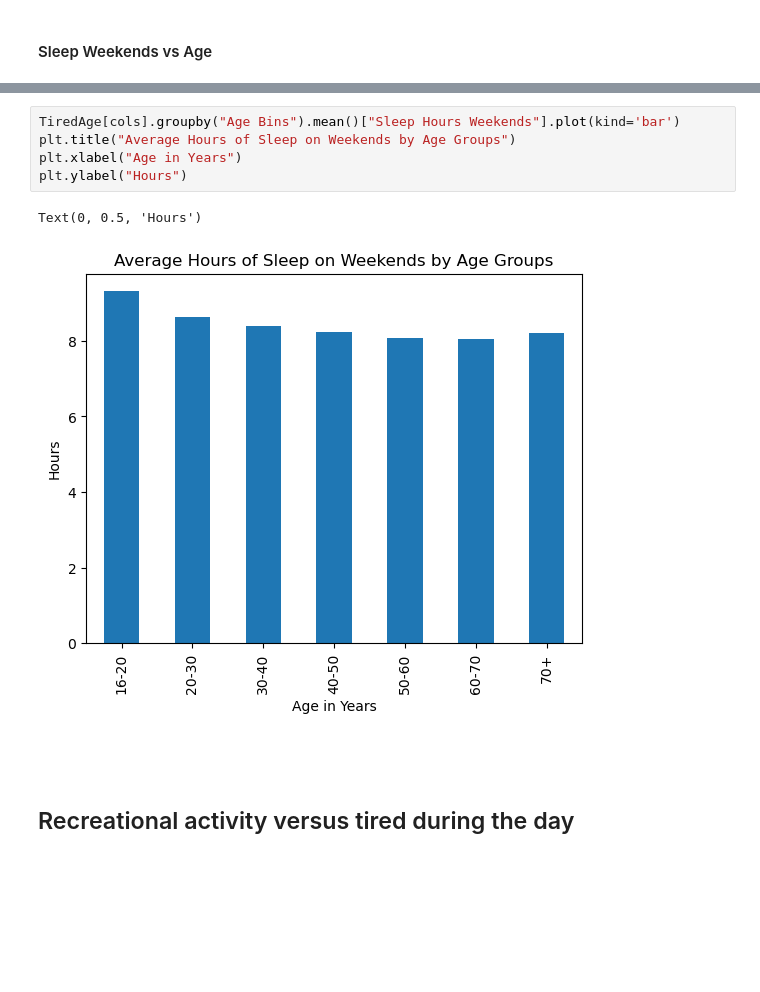
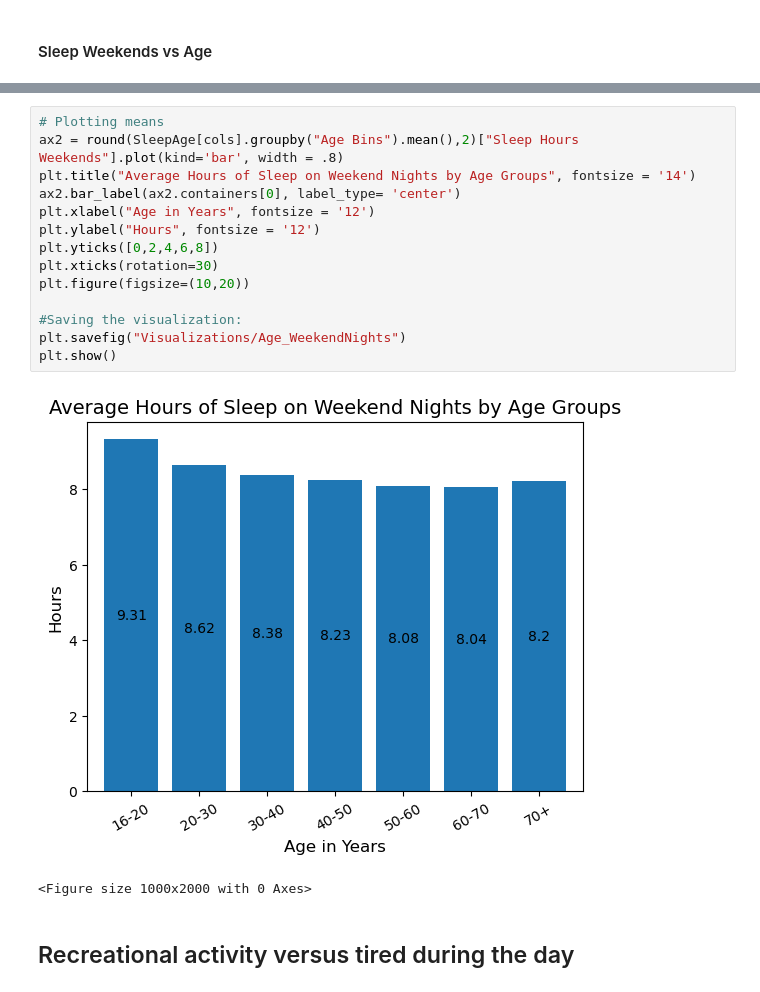
Before and after one commit to CalebCutrer/Project-1, a Jupyter notebook: Caleb_Age_Activity_Sleep.ipynb, the cells around one changed output, grey strips where cells are left out. Saved outputs shown, nothing was run; the diff lists cells and outputs as text; blank space fills up the shorter version.

```diff
--- a/Caleb_Age_Activity_Sleep.ipynb
+++ b/Caleb_Age_Activity_Sleep.ipynb
@@ -126,13 +162,20 @@ plt.yticks([0,2,4,6,8])
 # %%
-TiredAge[cols].groupby("Age Bins").mean()["Sleep Hours Weekends"].plot(kind='bar')
-plt.title("Average Hours of Sleep on Weekends by Age Groups")
-plt.xlabel("Age in Years")
-plt.ylabel("Hours")
+# Plotting means
+ax2 = round(SleepAge[cols].groupby("Age Bins").mean(),2)["Sleep Hours Weekends"].plot(kind='bar', width = .8)
+plt.title("Average Hours of Sleep on Weekend Nights by Age Groups", fontsize = '14')
+ax2.bar_label(ax2.containers[0], label_type= 'center')
+plt.xlabel("Age in Years", fontsize = '12')
+plt.ylabel("Hours", fontsize = '12')
+plt.yticks([0,2,4,6,8])
+plt.xticks(rotation=30)
+plt.figure(figsize=(10,20))
+
+#Saving the visualization:
+plt.savefig("Visualizations/Age_WeekendNights")
+plt.show()
 # %% [output]
+[figure, new version]
-Text(0, 0.5, 'Hours')
+<Figure size 1000x2000 with 0 Axes>
-[figure, old version]
-# %% [markdown]
-###
 # %% [markdown]
 ## Recreational activity versus tired during the day
 # %%
```
Also changed, not shown: parts of 20 cells of this notebook, 2 other files.
